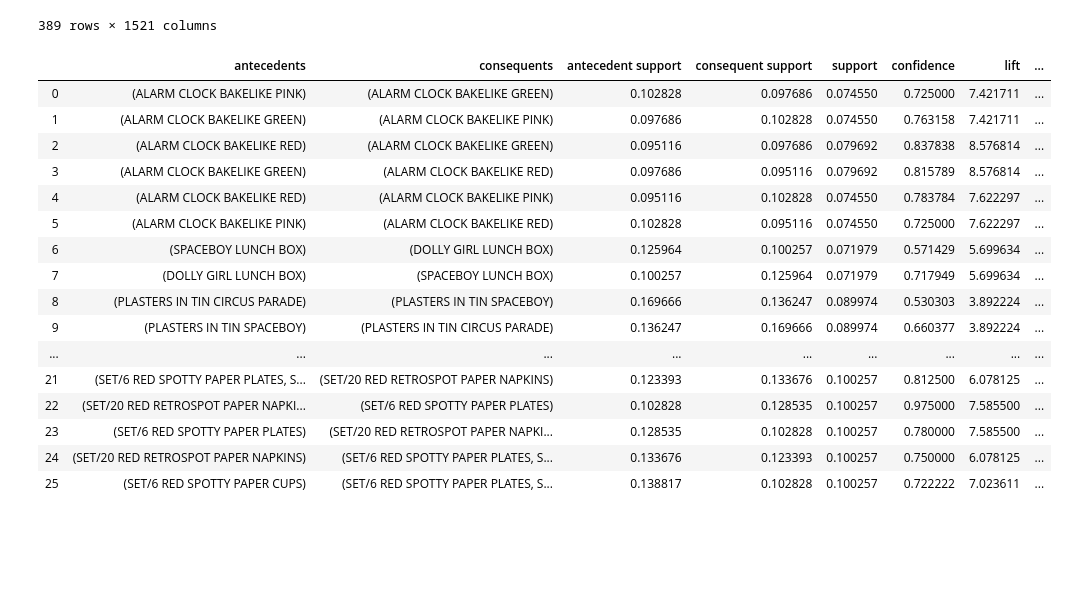
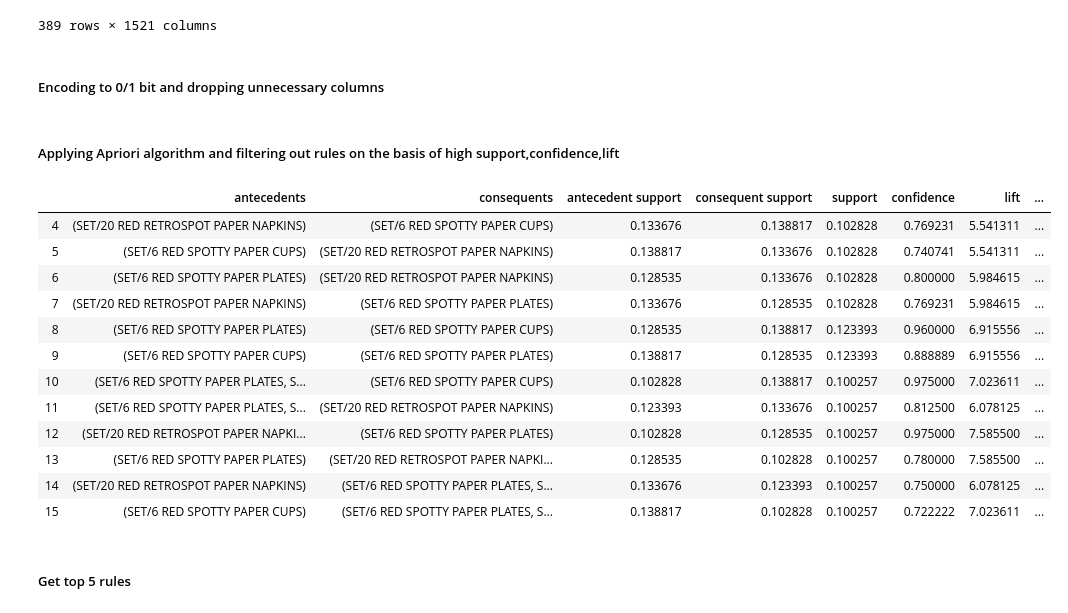
Before and after one commit to saniya-k/Market-Basket-Analysis, a Jupyter notebook: OnlineRetail.ipynb, the cells around one changed output. Cells and saved outputs as stored; diff of their text form; code cells hidden in the pictures; blank space fills up the shorter version.

```diff
--- a/OnlineRetail.ipynb
+++ b/OnlineRetail.ipynb
@@ -142,6 +138,8 @@ basket
 | 581279 | 0.0 | 0.0 | 0.0 | 0.0 | ... |
 | 581587 | 0.0 | 0.0 | 0.0 | 0.0 | ... |
 389 rows × 1521 columns
+# %% [markdown]
+##### Encoding to 0/1 bit and dropping unnecessary columns
 # %%
 def encode_unit(x):
     if x<=0:
@@ -150,27 +148,27 @@ def encode_unit(x):
         return 1
 baskets=basket.applymap(encode_unit)
 baskets.drop('POSTAGE',inplace=True,axis=1)
+# %% [markdown]
+##### Applying Apriori algorithm and filtering out rules on the basis of high support,confidence,lift
 # %%
-frequent_items=apriori(baskets,min_support=0.07,use_colnames=True)
+frequent_items=apriori(baskets,min_support=0.1,use_colnames=True)
 rules=association_rules(frequent_items,metric="lift",min_threshold=1)
-rules
+rules[(rules['confidence']>0.7) & (rules['lift']>5)]
 # %% [output]
 |  | antecedents | consequents | antecedent support | consequent support | support | confidence | lift | ... |
-| 0 | (ALARM CLOCK BAKELIKE PINK) | (ALARM CLOCK BAKELIKE GREEN) | 0.102828 | 0.097686 | 0.074550 | 0.725000 | 7.421711 | ... |
-| 1 | (ALARM CLOCK BAKELIKE GREEN) | (ALARM CLOCK BAKELIKE PINK) | 0.097686 | 0.102828 | 0.074550 | 0.763158 | 7.421711 | ... |
-| 2 | (ALARM CLOCK BAKELIKE RED) | (ALARM CLOCK BAKELIKE GREEN) | 0.095116 | 0.097686 | 0.079692 | 0.837838 | 8.576814 | ... |
-| 3 | (ALARM CLOCK BAKELIKE GREEN) | (ALARM CLOCK BAKELIKE RED) | 0.097686 | 0.095116 | 0.079692 | 0.815789 | 8.576814 | ... |
-| 4 | (ALARM CLOCK BAKELIKE RED) | (ALARM CLOCK BAKELIKE PINK) | 0.095116 | 0.102828 | 0.074550 | 0.783784 | 7.622297 | ... |
-| 5 | (ALARM CLOCK BAKELIKE PINK) | (ALARM CLOCK BAKELIKE RED) | 0.102828 | 0.095116 | 0.074550 | 0.725000 | 7.622297 | ... |
-| 6 | (SPACEBOY LUNCH BOX) | (DOLLY GIRL LUNCH BOX) | 0.125964 | 0.100257 | 0.071979 | 0.571429 | 5.699634 | ... |
-| 7 | (DOLLY GIRL LUNCH BOX) | (SPACEBOY LUNCH BOX) | 0.100257 | 0.125964 | 0.071979 | 0.717949 | 5.699634 | ... |
-| 8 | (PLASTERS IN TIN CIRCUS PARADE) | (PLASTERS IN TIN SPACEBOY) | 0.169666 | 0.136247 | 0.089974 | 0.530303 | 3.892224 | ... |
-| 9 | (PLASTERS IN TIN SPACEBOY) | (PLASTERS IN TIN CIRCUS PARADE) | 0.136247 | 0.169666 | 0.089974 | 0.660377 | 3.892224 | ... |
-| ... | ... | ... | ... | ... | ... | ... | ... | ... |
-| 21 | (SET/6 RED SPOTTY PAPER PLATES, S... | (SET/20 RED RETROSPOT PAPER NAPKINS) | 0.123393 | 0.133676 | 0.100257 | 0.812500 | 6.078125 | ... |
-| 22 | (SET/20 RED RETROSPOT PAPER NAPKI... | (SET/6 RED SPOTTY PAPER PLATES) | 0.102828 | 0.128535 | 0.100257 | 0.975000 | 7.585500 | ... |
-| 23 | (SET/6 RED SPOTTY PAPER PLATES) | (SET/20 RED RETROSPOT PAPER NAPKI... | 0.128535 | 0.102828 | 0.100257 | 0.780000 | 7.585500 | ... |
-| 24 | (SET/20 RED RETROSPOT PAPER NAPKINS) | (SET/6 RED SPOTTY PAPER PLATES, S... | 0.133676 | 0.123393 | 0.100257 | 0.750000 | 6.078125 | ... |
-| 25 | (SET/6 RED SPOTTY PAPER CUPS) | (SET/6 RED SPOTTY PAPER PLATES, S... | 0.138817 | 0.102828 | 0.100257 | 0.722222 | 7.023611 | ... |
+| 4 | (SET/20 RED RETROSPOT PAPER NAPKINS) | (SET/6 RED SPOTTY PAPER CUPS) | 0.133676 | 0.138817 | 0.102828 | 0.769231 | 5.541311 | ... |
+| 5 | (SET/6 RED SPOTTY PAPER CUPS) | (SET/20 RED RETROSPOT PAPER NAPKINS) | 0.138817 | 0.133676 | 0.102828 | 0.740741 | 5.541311 | ... |
+| 6 | (SET/6 RED SPOTTY PAPER PLATES) | (SET/20 RED RETROSPOT PAPER NAPKINS) | 0.128535 | 0.133676 | 0.102828 | 0.800000 | 5.984615 | ... |
+| 7 | (SET/20 RED RETROSPOT PAPER NAPKINS) | (SET/6 RED SPOTTY PAPER PLATES) | 0.133676 | 0.128535 | 0.102828 | 0.769231 | 5.984615 | ... |
+| 8 | (SET/6 RED SPOTTY PAPER PLATES) | (SET/6 RED SPOTTY PAPER CUPS) | 0.128535 | 0.138817 | 0.123393 | 0.960000 | 6.915556 | ... |
+| 9 | (SET/6 RED SPOTTY PAPER CUPS) | (SET/6 RED SPOTTY PAPER PLATES) | 0.138817 | 0.128535 | 0.123393 | 0.888889 | 6.915556 | ... |
+| 10 | (SET/6 RED SPOTTY PAPER PLATES, S... | (SET/6 RED SPOTTY PAPER CUPS) | 0.102828 | 0.138817 | 0.100257 | 0.975000 | 7.023611 | ... |
+| 11 | (SET/6 RED SPOTTY PAPER PLATES, S... | (SET/20 RED RETROSPOT PAPER NAPKINS) | 0.123393 | 0.133676 | 0.100257 | 0.812500 | 6.078125 | ... |
+| 12 | (SET/20 RED RETROSPOT PAPER NAPKI... | (SET/6 RED SPOTTY PAPER PLATES) | 0.102828 | 0.128535 | 0.100257 | 0.975000 | 7.585500 | ... |
+| 13 | (SET/6 RED SPOTTY PAPER PLATES) | (SET/20 RED RETROSPOT PAPER NAPKI... | 0.128535 | 0.102828 | 0.100257 | 0.780000 | 7.585500 | ... |
+| 14 | (SET/20 RED RETROSPOT PAPER NAPKINS) | (SET/6 RED SPOTTY PAPER PLATES, S... | 0.133676 | 0.123393 | 0.100257 | 0.750000 | 6.078125 | ... |
+| 15 | (SET/6 RED SPOTTY PAPER CUPS) | (SET/6 RED SPOTTY PAPER PLATES, S... | 0.138817 | 0.102828 | 0.100257 | 0.722222 | 7.023611 | ... |
+# %% [markdown]
+##### Get top 5 rules
 # %%
 rules_tran=pd.DataFrame(rules[['antecedents','consequents','lift','confidence','support']])
```
Also changed, not shown: parts of 13 cells of this notebook.
